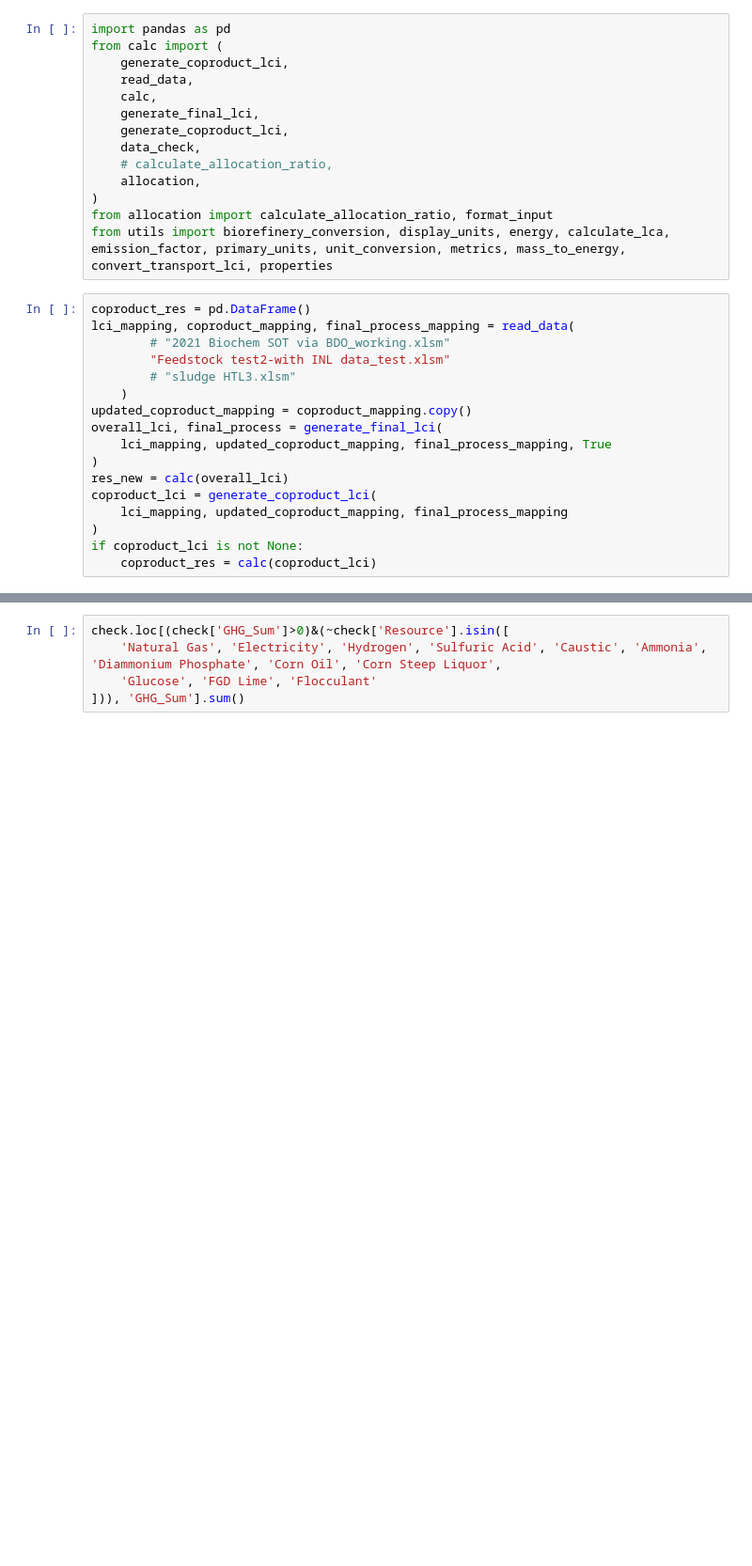
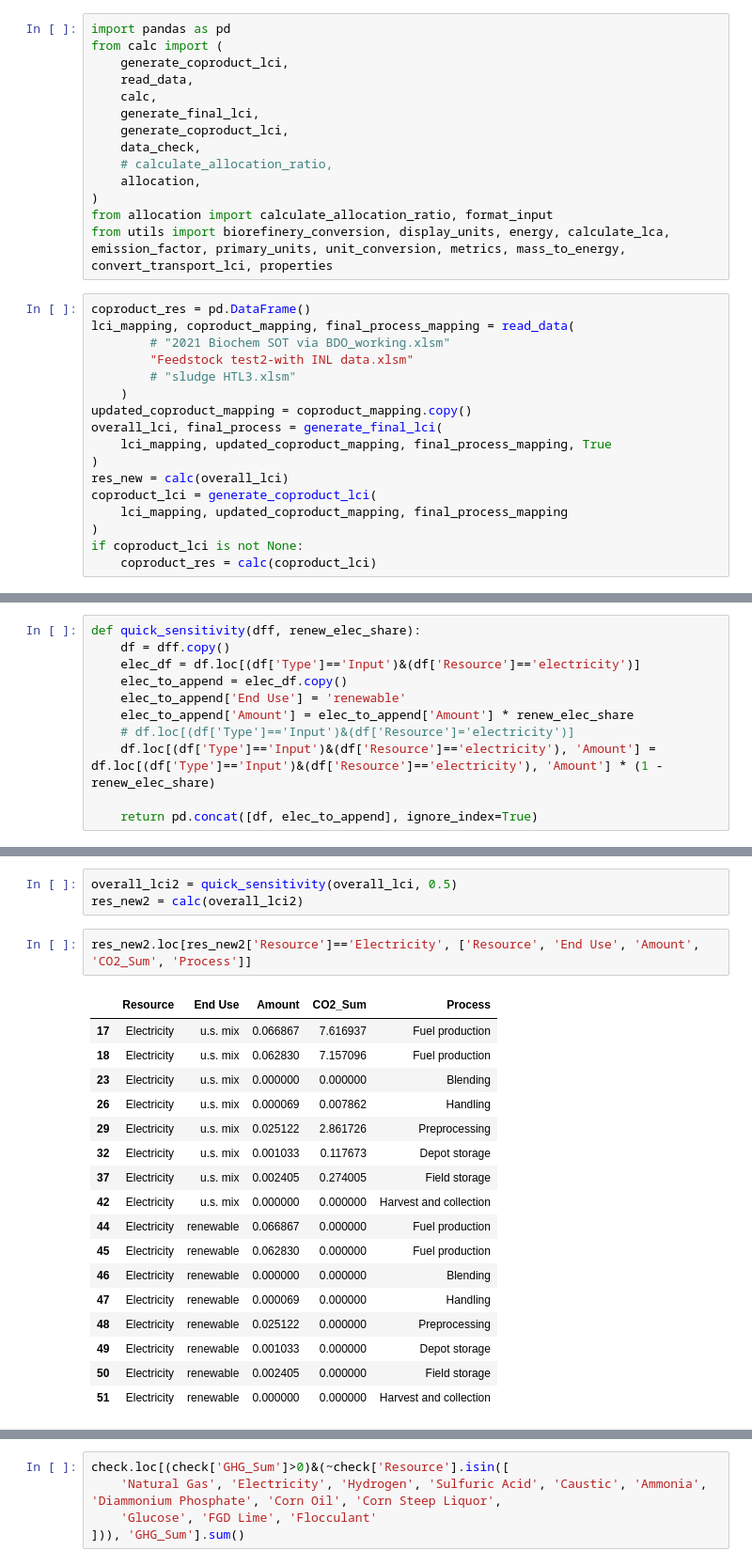
Before and after one commit to olw0905/Interactive-SCSA_Dash, a Jupyter notebook: Untitled.ipynb, the cells around one changed output, grey strips where cells are left out. Shown at 94% size. Cells and saved outputs as stored; diff of their text form; blank space fills up the shorter version.

```diff
--- a/Untitled.ipynb
+++ b/Untitled.ipynb
@@ -19,7 +19,7 @@ from utils import biorefinery_conversion, display_units, energy, calculate_lca,
 coproduct_res = pd.DataFrame()
 lci_mapping, coproduct_mapping, final_process_mapping = read_data(
         # "2021 Biochem SOT via BDO_working.xlsm"
-        "Feedstock test2-with INL data_test.xlsm"
+        "Feedstock test2-with INL data.xlsm"
         # "sludge HTL3.xlsm"
     )
 updated_coproduct_mapping = coproduct_mapping.copy()
@@ -68,0 +35,11 @@ check.loc[check['GHG_Sum']<0, ['Type', 'Resource', 'Input Amount', 'Amount', 'Un
+# %%
+def quick_sensitivity(dff, renew_elec_share):
+    df = dff.copy()
+    elec_df = df.loc[(df['Type']=='Input')&(df['Resource']=='electricity')]
+    elec_to_append = elec_df.copy()
+    elec_to_append['End Use'] = 'renewable'
+    elec_to_append['Amount'] = elec_to_append['Amount'] * renew_elec_share
+    # df.loc[(df['Type']=='Input')&(df['Resource']='electricity')]
+    df.loc[(df['Type']=='Input')&(df['Resource']=='electricity'), 'Amount'] = df.loc[(df['Type']=='Input')&(df['Resource']=='electricity'), 'Amount'] * (1 - renew_elec_share)
+
+    return pd.concat([df, elec_to_append], ignore_index=True)
@@ -68,0 +58,23 @@ check.loc[check['GHG_Sum']<0, ['Type', 'Resource', 'Input Amount', 'Amount', 'Un
+# %%
+overall_lci2 = quick_sensitivity(overall_lci, 0.5)
+res_new2 = calc(overall_lci2)
+# %%
+res_new2.loc[res_new2['Resource']=='Electricity', ['Resource', 'End Use', 'Amount', 'CO2_Sum', 'Process']]
+# %% [output]
+|  | Resource | End Use | Amount | CO2_Sum | Process |
+| 17 | Electricity | u.s. mix | 0.066867 | 7.616937 | Fuel production |
+| 18 | Electricity | u.s. mix | 0.062830 | 7.157096 | Fuel production |
+| 23 | Electricity | u.s. mix | 0.000000 | 0.000000 | Blending |
+| 26 | Electricity | u.s. mix | 0.000069 | 0.007862 | Handling |
+| 29 | Electricity | u.s. mix | 0.025122 | 2.861726 | Preprocessing |
+| 32 | Electricity | u.s. mix | 0.001033 | 0.117673 | Depot storage |
+| 37 | Electricity | u.s. mix | 0.002405 | 0.274005 | Field storage |
+| 42 | Electricity | u.s. mix | 0.000000 | 0.000000 | Harvest and collection |
+| 44 | Electricity | renewable | 0.066867 | 0.000000 | Fuel production |
+| 45 | Electricity | renewable | 0.062830 | 0.000000 | Fuel production |
+| 46 | Electricity | renewable | 0.000000 | 0.000000 | Blending |
+| 47 | Electricity | renewable | 0.000069 | 0.000000 | Handling |
+| 48 | Electricity | renewable | 0.025122 | 0.000000 | Preprocessing |
+| 49 | Electricity | renewable | 0.001033 | 0.000000 | Depot storage |
+| 50 | Electricity | renewable | 0.002405 | 0.000000 | Field storage |
+| 51 | Electricity | renewable | 0.000000 | 0.000000 | Harvest and collection |
```
Also changed, not shown: parts of 12 cells of this notebook, 4 other files.
